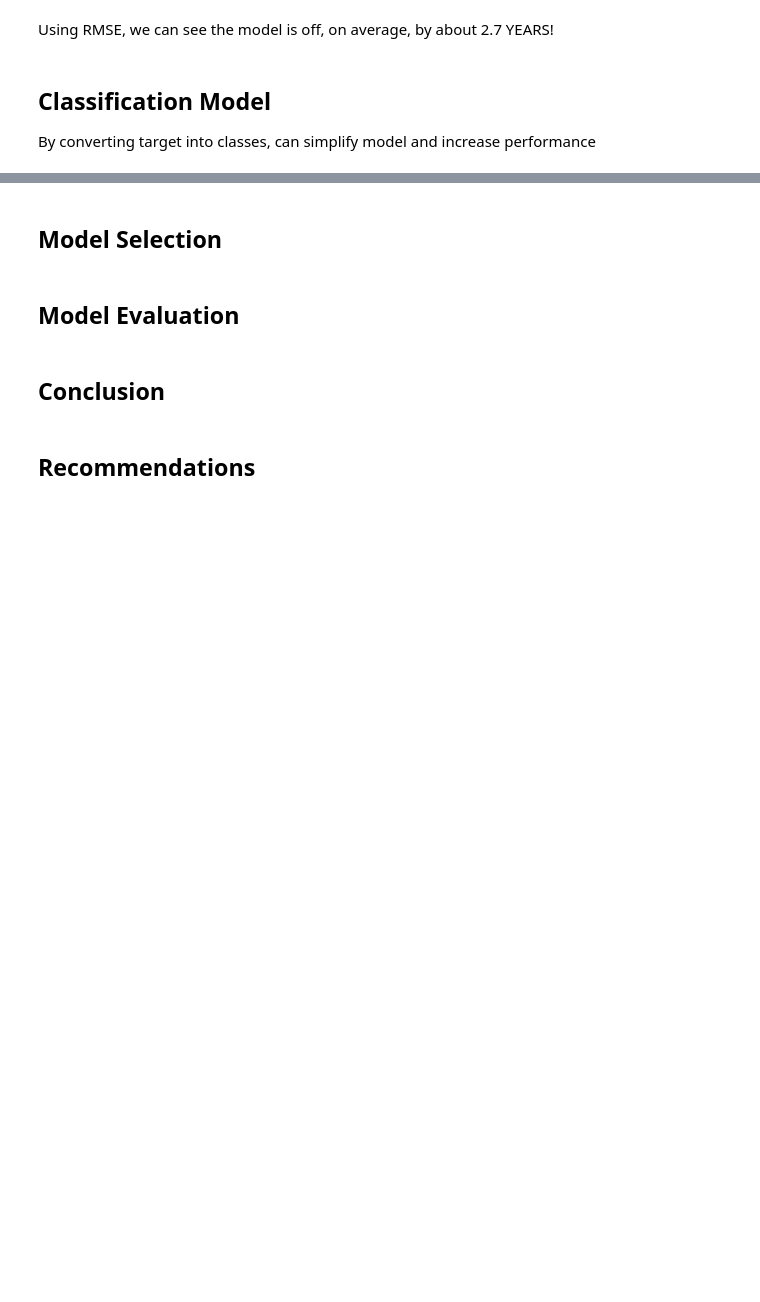
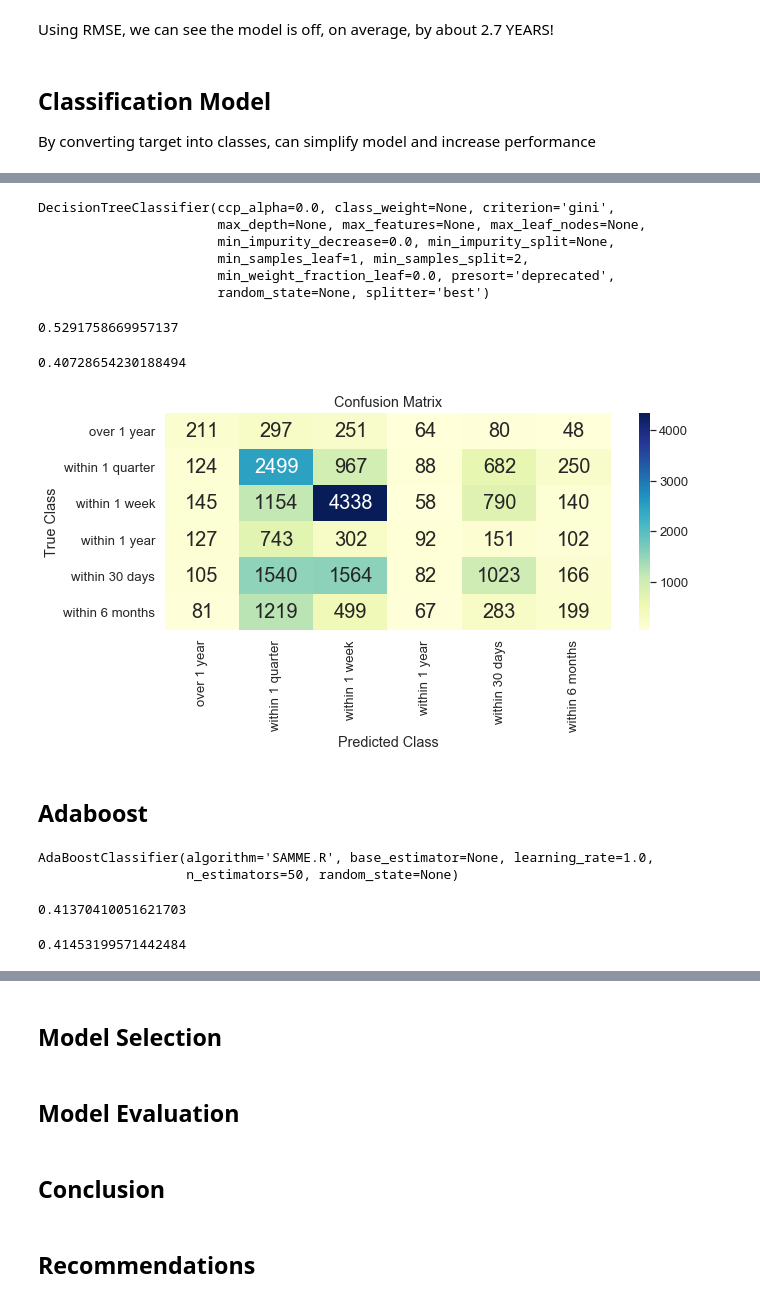
Before and after one commit to Shaddyjr/dob_complaints, a Jupyter notebook: mahdi/dob_complaints.ipynb, the cells around one changed output, grey strips where cells are left out. Saved outputs shown, nothing was run; the diff lists cells and outputs as text; code cells hidden in the pictures; blank space fills up the shorter version.

```diff
--- a/mahdi/dob_complaints.ipynb
+++ b/mahdi/dob_complaints.ipynb
@@ -470,0 +511,2 @@ By converting target into classes, can simplify model and increase performance
+# %%
+X_train, X_test, y_train, y_test = train_test_split(X, y, stratify = y)
@@ -470,0 +515,40 @@ By converting target into classes, can simplify model and increase performance
+# %%
+dt = DecisionTreeClassifier()
+# %%
+dt.fit(X_train, y_train)
+# %% [output]
+DecisionTreeClassifier(ccp_alpha=0.0, class_weight=None, criterion='gini',
+                       max_depth=None, max_features=None, max_leaf_nodes=None,
+                       min_impurity_decrease=0.0, min_impurity_split=None,
+                       min_samples_leaf=1, min_samples_split=2,
+                       min_weight_fraction_leaf=0.0, presort='deprecated',
+                       random_state=None, splitter='best')
+# %%
+dt.score(X_train, y_train)
+# %% [output]
+0.5291758669957137
+# %%
+dt.score(X_test, y_test)
+# %% [output]
+0.40728654230188494
+# %%
+def pretty_confusion_matrix(y_true, y_pred):
+    # handling data
+    cm = confusion_matrix(y_true, y_pred)
+    labels = y_true.unique()
+    labels.sort()
+
+    # plotting
+    sns.set(font_scale=1.2)
+    plt.figure(figsize=(10,4))
+
+    sns.heatmap(cm, annot=True, fmt='g', cmap="YlGnBu",xticklabels=labels, yticklabels=labels, annot_kws={"size": 20})
+    plt.title("Confusion Matrix")
+    plt.xlabel('Predicted Class')
+    plt.ylabel('True Class')
+# %%
+pretty_confusion_matrix(y_test, dt.predict(X_test))
+# %% [output]
+[figure, added]
+# %% [markdown]
+## Adaboost
@@ -470,0 +557,13 @@ By converting target into classes, can simplify model and increase performance
+# %%
+ada.fit(X_train, y_train)
+# %% [output]
+AdaBoostClassifier(algorithm='SAMME.R', base_estimator=None, learning_rate=1.0,
+                   n_estimators=50, random_state=None)
+# %%
+ada.score(X_train, y_train)
+# %% [output]
+0.41370410051621703
+# %%
+ada.score(X_test, y_test)
+# %% [output]
+0.41453199571442484
```
Also changed, not shown: parts of 26 cells of this notebook.
